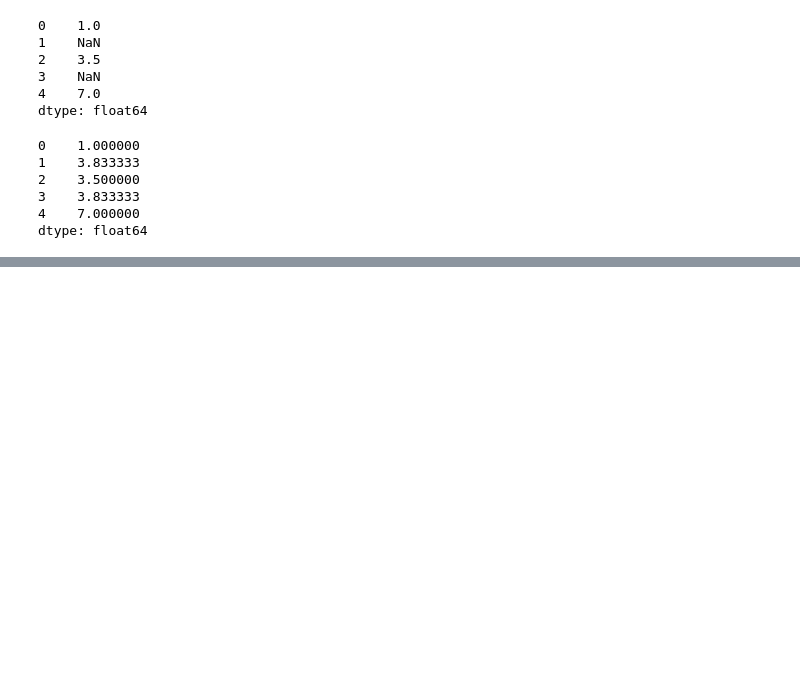
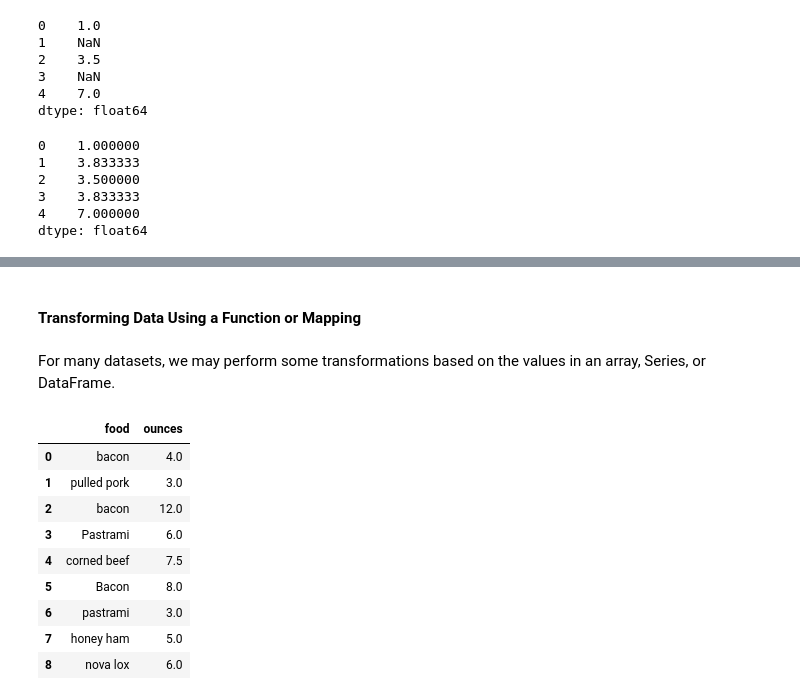
Before and after one commit to navneet-srivastava/python-data-analysis, a Jupyter notebook: data_cleaning.ipynb, the cells around one changed output, grey strips where cells are left out. Drawn from its saved outputs; the diff is of its cells as text; code cells hidden in the pictures; blank space fills up the shorter version.

```diff
--- a/data_cleaning.ipynb
+++ b/data_cleaning.ipynb
@@ -282,0 +374,19 @@ dtype: float64
+# %% [markdown]
+#### Transforming Data Using a Function or Mapping
+# %% [markdown]
+For many datasets, we may perform some transformations based on the values in an array, Series, or DataFrame.
+# %%
+data = pd.DataFrame( { "food" : ["bacon", "pulled pork", "bacon", "Pastrami", "corned beef", "Bacon", "pastrami", "honey ham", "nova lox"],
+"ounces" : [4, 3, 12, 6, 7.5, 8, 3, 5, 6]})
+data
+# %% [output]
+|  | food | ounces |
+| 0 | bacon | 4.0 |
+| 1 | pulled pork | 3.0 |
+| 2 | bacon | 12.0 |
+| 3 | Pastrami | 6.0 |
+| 4 | corned beef | 7.5 |
+| 5 | Bacon | 8.0 |
+| 6 | pastrami | 3.0 |
+| 7 | honey ham | 5.0 |
+| 8 | nova lox | 6.0 |
```
Also changed, not shown: parts of 28 cells of this notebook.
